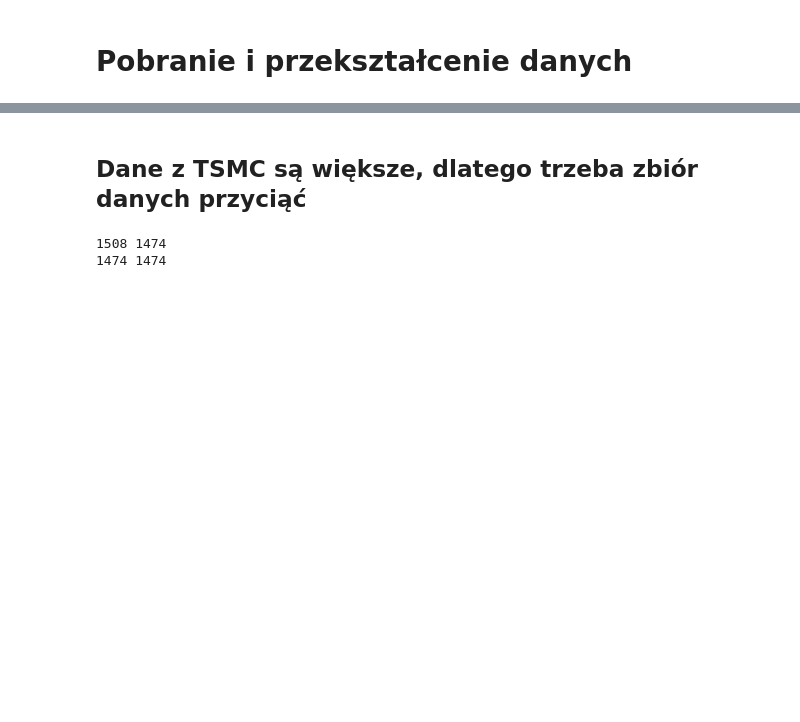
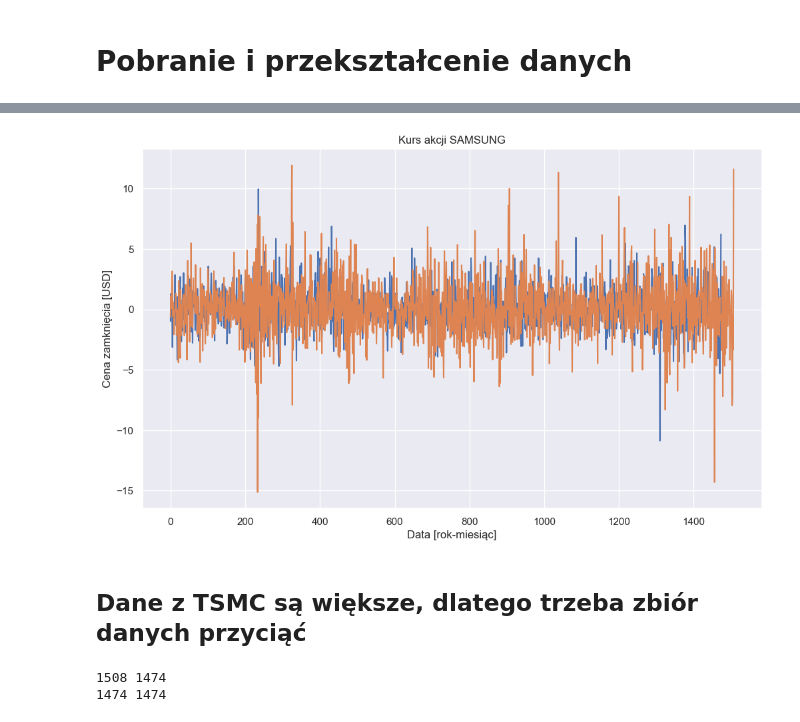
Before and after one commit to mathieuboro/nvidia_risk_management, a Jupyter notebook: wielowym.ipynb, the cells around one changed output, grey strips where cells are left out. Drawn from its saved outputs; the diff is of its cells as text; code cells hidden in the pictures; blank space fills up the shorter version.

```diff
--- a/wielowym.ipynb
+++ b/wielowym.ipynb
@@ -54,3 +195,14 @@ plt.show()
+# %%
+#obydwa na jednym
+plt.plot(log_ret_smg)
+plt.plot(log_ret_tsmc)
+plt.title('Kurs akcji SAMSUNG')
+plt.ylabel('Cena zamknięcia [USD]')
+plt.xlabel('Data [rok-miesiąc]')
+plt.grid(True)
+plt.show()
+# %% [output]
+[figure, added]
 # %% [markdown]
 ## Dane z TSMC są większe, dlatego trzeba zbiór danych przyciąć
 # %%
```
Also changed, not shown: parts of 33 cells of this notebook.
